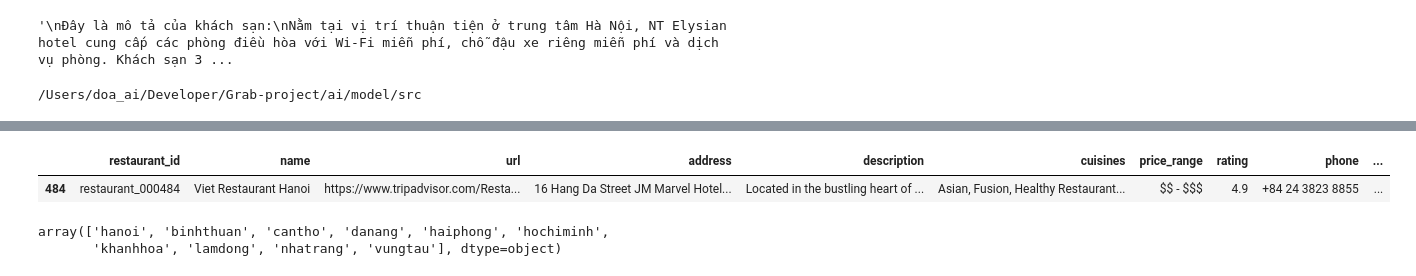
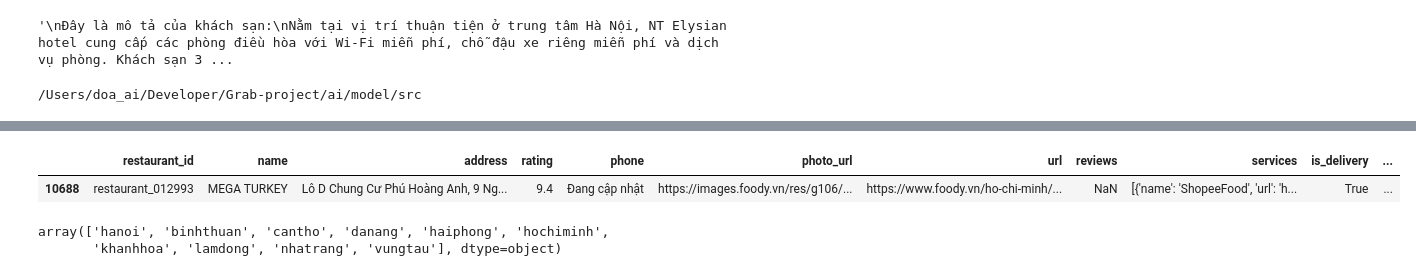
Before and after one commit to ltdoanh2004/Grab-project, a Jupyter notebook: ai/model/src/utils/prepare_data.ipynb, the cells around one changed output, grey strips where cells are left out. Drawn from its saved outputs; the diff is of its cells as text; code cells hidden in the pictures.

```diff
--- a/ai/model/src/utils/prepare_data.ipynb
+++ b/ai/model/src/utils/prepare_data.ipynb
@@ -388,8 +433,8 @@ df.head()
 # %%
-df[df['restaurant_id'] == 'restaurant_000484']
+df[df['restaurant_id'] == 'restaurant_012993']
 # %% [output]
-|  | restaurant_id | name | url | address | description | cuisines | price_range | rating | phone | ... |
-| 484 | restaurant_000484 | Viet Restaurant Hanoi | https://www.tripadvisor.com/Resta... | 16 Hang Da Street JM Marvel Hotel... | Located in the bustling heart of ... | Asian, Fusion, Healthy Restaurant... | $$ - $$$ | 4.9 | +84 24 3823 8855 | ... |
+|  | restaurant_id | name | address | rating | phone | photo_url | url | reviews | services | is_delivery | ... |
+| 10688 | restaurant_012993 | MEGA TURKEY | Lô D Chung Cư Phú Hoàng Anh, 9 Ng... | 9.4 | Đang cập nhật | https://images.foody.vn/res/g106/... | https://www.foody.vn/ho-chi-minh/... | NaN | [{'name': 'ShopeeFood', 'url': 'h... | True | ... |
 # %%
 df['city'].unique()
 # %% [output]
```
Also changed, not shown: parts of 14 cells of this notebook, 6 other files.
